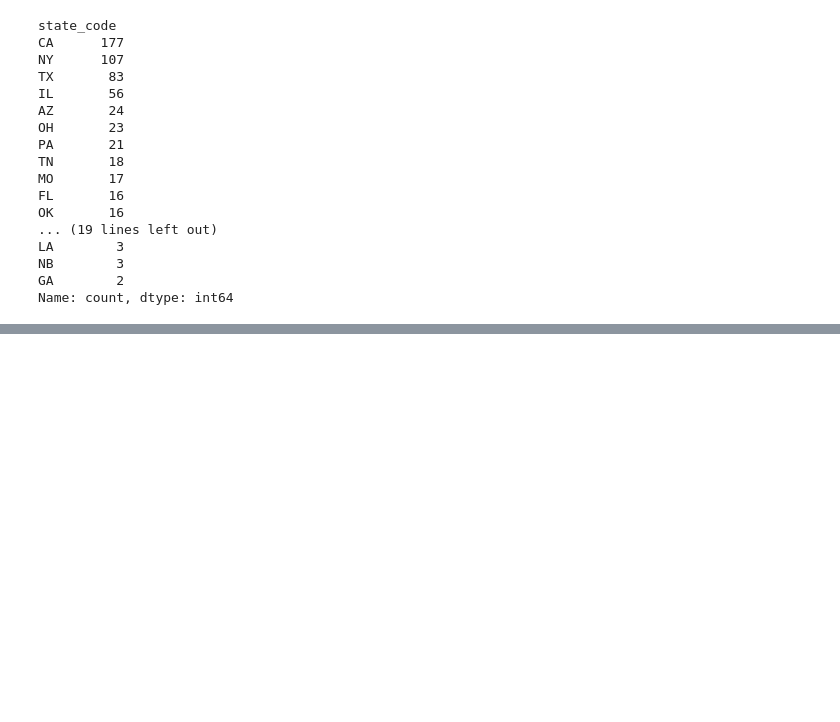
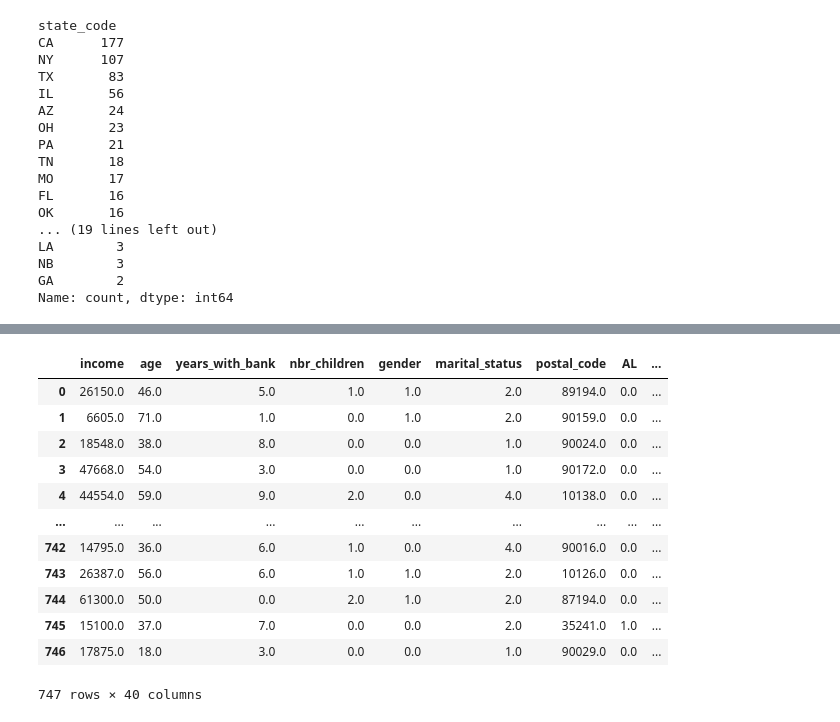
Before and after one commit to btmarsh6/mini-project-III, a Jupyter notebook: Ben_notebook.ipynb, the cells around one changed output, grey strips where cells are left out. Cells and saved outputs as stored; diff of their text form; code cells hidden in the pictures; blank space fills up the shorter version.

```diff
--- a/Ben_notebook.ipynb
+++ b/Ben_notebook.ipynb
@@ -812,3 +823,7 @@ LA        3
 NB        3
 GA        2
 Name: count, dtype: int64
+# %%
+# create dummy variables for state
+dummy_df = pd.get_dummies(cust_df['state_code'])
+dummy_df.head()
@@ -814,0 +838,3 @@ Name: count, dtype: int64
+# %%
+prepped_df = pd.concat([cust_df, dummy_df], axis=1)
+prepped_df.drop(columns='state_code', inplace=True)
@@ -814,0 +867,16 @@ Name: count, dtype: int64
+# %%
+prepped_df.astype('float64')
+# %% [output]
+|  | income | age | years_with_bank | nbr_children | gender | marital_status | postal_code | AL | ... |
+| 0 | 26150.0 | 46.0 | 5.0 | 1.0 | 1.0 | 2.0 | 89194.0 | 0.0 | ... |
+| 1 | 6605.0 | 71.0 | 1.0 | 0.0 | 1.0 | 2.0 | 90159.0 | 0.0 | ... |
+| 2 | 18548.0 | 38.0 | 8.0 | 0.0 | 0.0 | 1.0 | 90024.0 | 0.0 | ... |
+| 3 | 47668.0 | 54.0 | 3.0 | 0.0 | 0.0 | 1.0 | 90172.0 | 0.0 | ... |
+| 4 | 44554.0 | 59.0 | 9.0 | 2.0 | 0.0 | 4.0 | 10138.0 | 0.0 | ... |
+| ... | ... | ... | ... | ... | ... | ... | ... | ... | ... |
+| 742 | 14795.0 | 36.0 | 6.0 | 1.0 | 0.0 | 4.0 | 90016.0 | 0.0 | ... |
+| 743 | 26387.0 | 56.0 | 6.0 | 1.0 | 1.0 | 2.0 | 10126.0 | 0.0 | ... |
+| 744 | 61300.0 | 50.0 | 0.0 | 2.0 | 1.0 | 2.0 | 87194.0 | 0.0 | ... |
+| 745 | 15100.0 | 37.0 | 7.0 | 0.0 | 0.0 | 2.0 | 35241.0 | 1.0 | ... |
+| 746 | 17875.0 | 18.0 | 3.0 | 0.0 | 0.0 | 1.0 | 90029.0 | 0.0 | ... |
+747 rows × 40 columns
```
Also changed, not shown: parts of 14 cells of this notebook.
